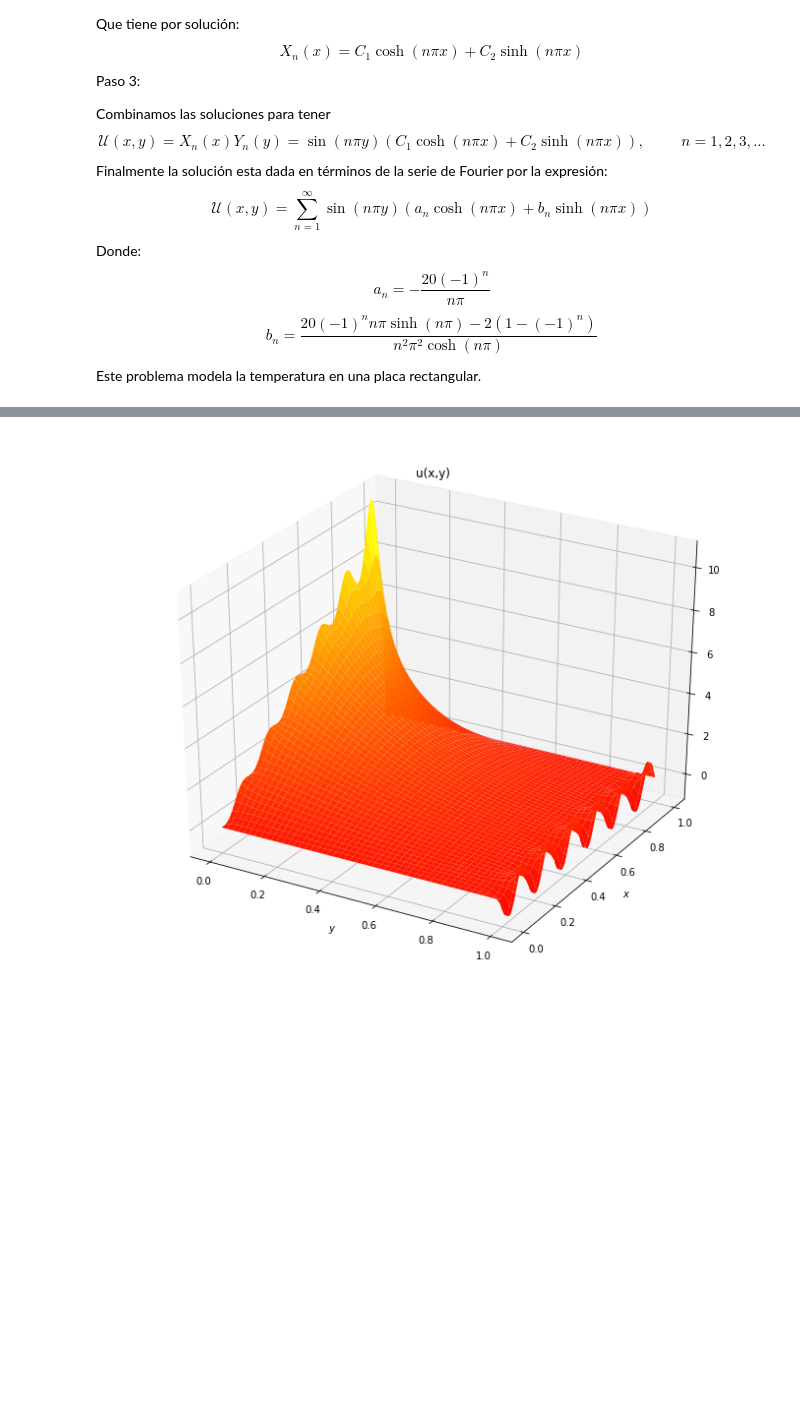
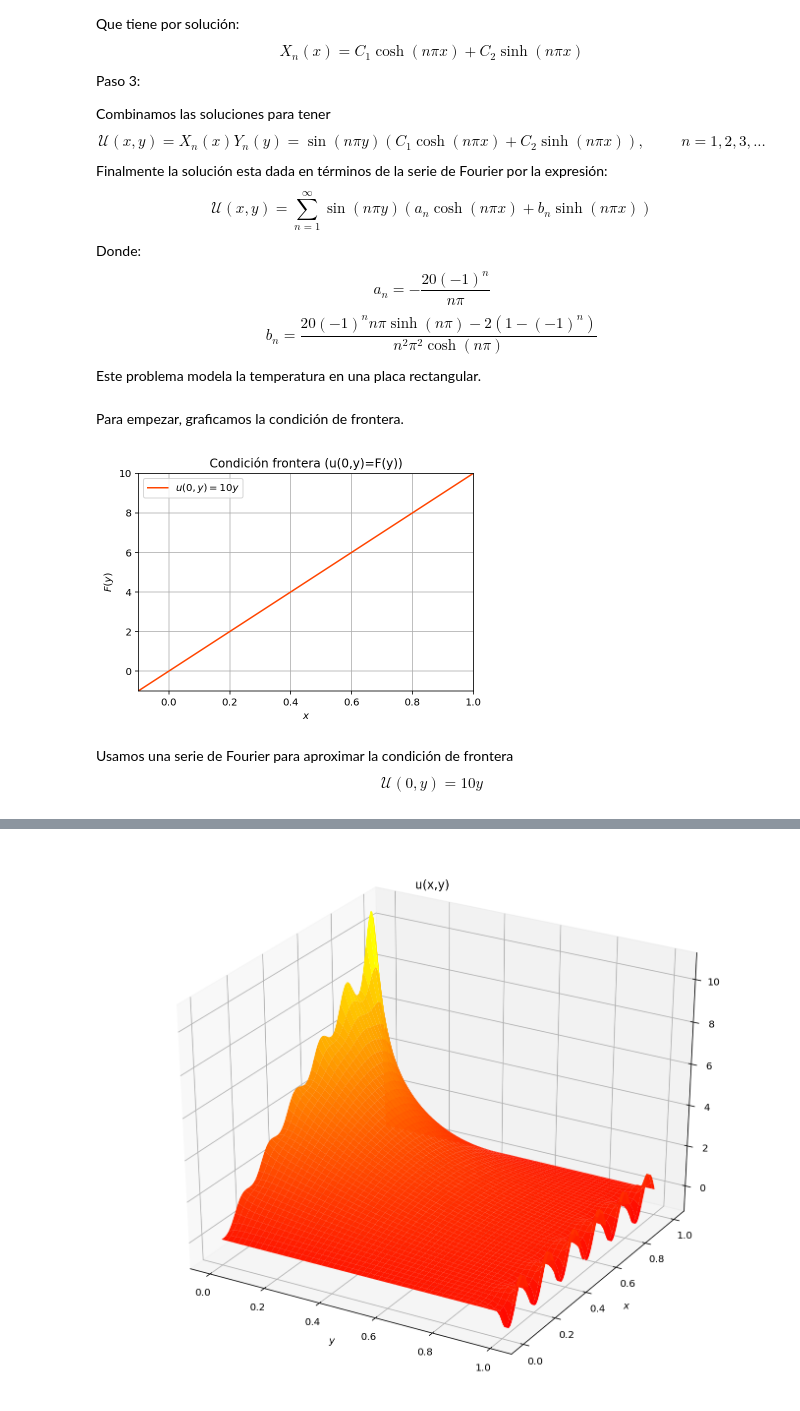
Before and after one commit to Jdvilan/suprema-octo-panqueque, a Jupyter notebook: Dirichlet_b.ipynb, the cells around one changed output, grey strips where cells are left out. Cells and saved outputs as stored; diff of their text form; code cells hidden in the pictures; blank space fills up the shorter version.

```diff
--- a/Dirichlet_b.ipynb
+++ b/Dirichlet_b.ipynb
@@ -40,0 +42,20 @@ import matplotlib.pyplot as plt
+# %% [markdown]
+Para empezar, graficamos la condición de frontera.
+# %%
+def recta(x):
+    y = zeros(len(x))
+    for i in range(len(x)):
+        y[i] = x[i]
+    return y
+# %%
+x = linspace(-1,10,1000)
+f = 10*recta(x)
+plot(x,f,label='$u(0,y)=10y$',color='orangered')
+plt.xlabel('$x$'); plt.ylabel('$F(y)$');
+plt.title("Condición frontera (u(0,y)=F(y))")
+xlim([-0.1,1]),ylim([-1,10]),grid(),legend()
+show()
+# %% [output]
+[figure, added]
+# %% [markdown]
+Usamos una serie de Fourier para aproximar la condición de frontera $$\mathcal{U}(0,y)=10y$$
```
Also changed, not shown: parts of 12 cells of this notebook.
